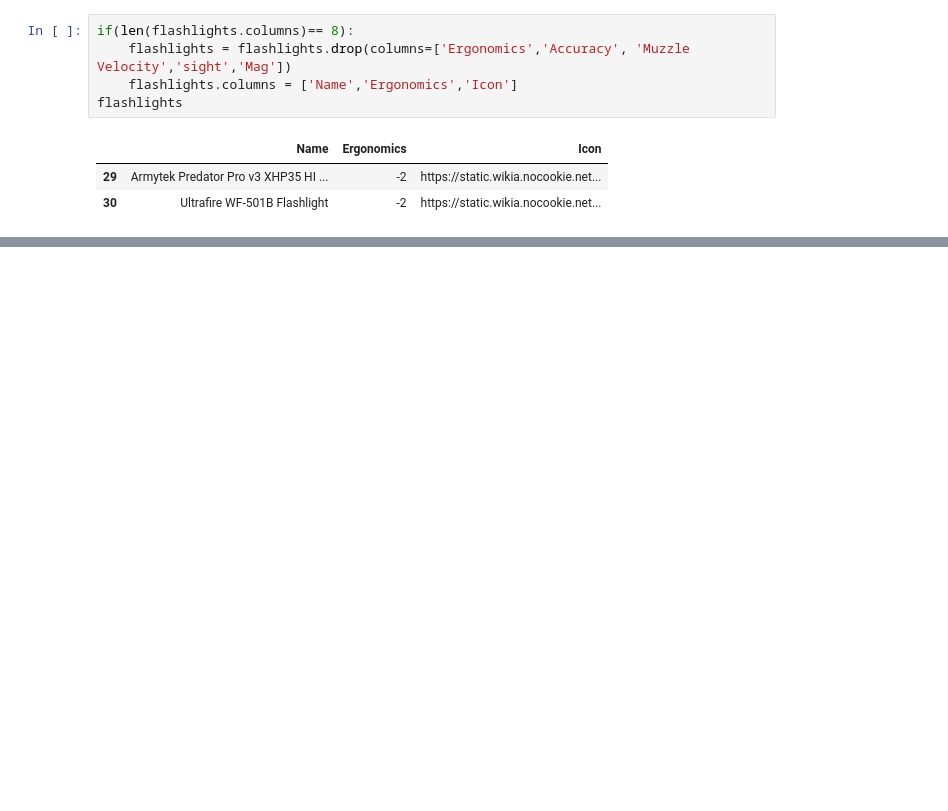
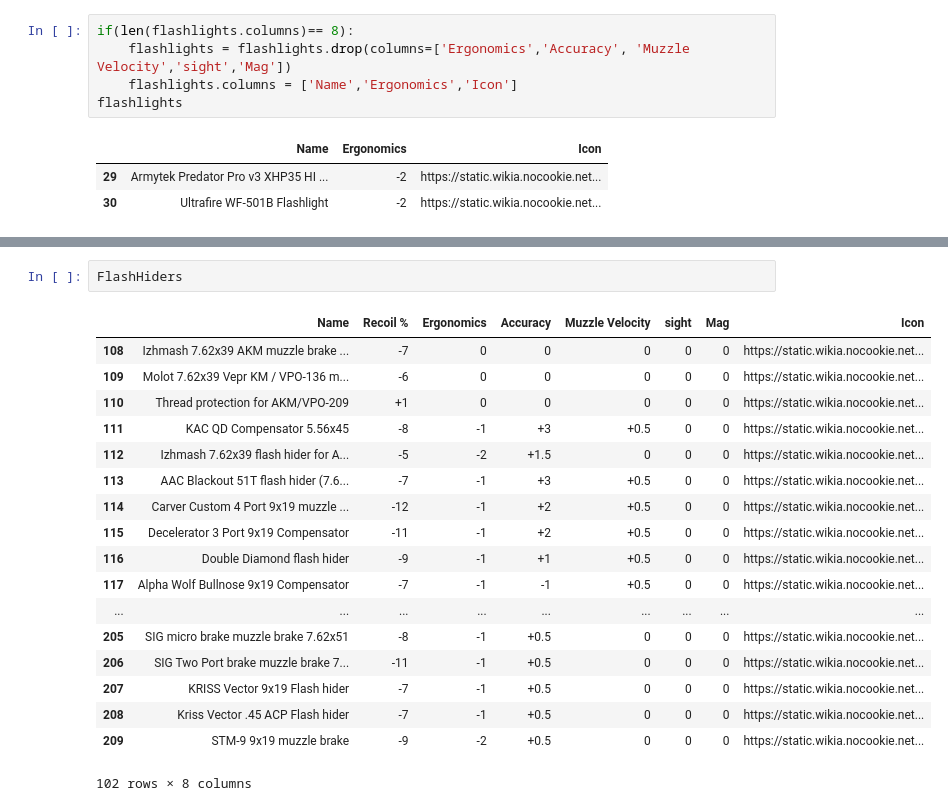
Before and after one commit to difonz/Tarkov-Gun-Mod, a Jupyter notebook: Data/GunDatasheet.ipynb, the cells around one changed output, grey strips where cells are left out. Drawn from its saved outputs; the diff is of its cells as text; blank space fills up the shorter version.

```diff
--- a/Data/GunDatasheet.ipynb
+++ b/Data/GunDatasheet.ipynb
@@ -442,0 +471,21 @@ ValueError: The truth value of a Series is ambiguous. Use a.empty, a.bool(), a.i
+# %%
+FlashHiders
+# %% [output]
+|  | Name | Recoil % | Ergonomics | Accuracy | Muzzle Velocity | sight | Mag | Icon |
+| 108 | Izhmash 7.62x39 AKM muzzle brake ... | -7 | 0 | 0 | 0 | 0 | 0 | https://static.wikia.nocookie.net... |
+| 109 | Molot 7.62x39 Vepr KM / VPO-136 m... | -6 | 0 | 0 | 0 | 0 | 0 | https://static.wikia.nocookie.net... |
+| 110 | Thread protection for AKM/VPO-209 | +1 | 0 | 0 | 0 | 0 | 0 | https://static.wikia.nocookie.net... |
+| 111 | KAC QD Compensator 5.56x45 | -8 | -1 | +3 | +0.5 | 0 | 0 | https://static.wikia.nocookie.net... |
+| 112 | Izhmash 7.62x39 flash hider for A... | -5 | -2 | +1.5 | 0 | 0 | 0 | https://static.wikia.nocookie.net... |
+| 113 | AAC Blackout 51T flash hider (7.6... | -7 | -1 | +3 | +0.5 | 0 | 0 | https://static.wikia.nocookie.net... |
+| 114 | Carver Custom 4 Port 9x19 muzzle ... | -12 | -1 | +2 | +0.5 | 0 | 0 | https://static.wikia.nocookie.net... |
+| 115 | Decelerator 3 Port 9x19 Compensator | -11 | -1 | +2 | +0.5 | 0 | 0 | https://static.wikia.nocookie.net... |
+| 116 | Double Diamond flash hider | -9 | -1 | +1 | +0.5 | 0 | 0 | https://static.wikia.nocookie.net... |
+| 117 | Alpha Wolf Bullnose 9x19 Compensator | -7 | -1 | -1 | +0.5 | 0 | 0 | https://static.wikia.nocookie.net... |
+| ... | ... | ... | ... | ... | ... | ... | ... | ... |
+| 205 | SIG micro brake muzzle brake 7.62x51 | -8 | -1 | +0.5 | 0 | 0 | 0 | https://static.wikia.nocookie.net... |
+| 206 | SIG Two Port brake muzzle brake 7... | -11 | -1 | +0.5 | 0 | 0 | 0 | https://static.wikia.nocookie.net... |
+| 207 | KRISS Vector 9x19 Flash hider | -7 | -1 | +0.5 | 0 | 0 | 0 | https://static.wikia.nocookie.net... |
+| 208 | Kriss Vector .45 ACP Flash hider | -7 | -1 | +0.5 | 0 | 0 | 0 | https://static.wikia.nocookie.net... |
+| 209 | STM-9 9x19 muzzle brake | -9 | -2 | +0.5 | 0 | 0 | 0 | https://static.wikia.nocookie.net... |
+102 rows × 8 columns
```
Also changed, not shown: parts of 6 cells of this notebook.
